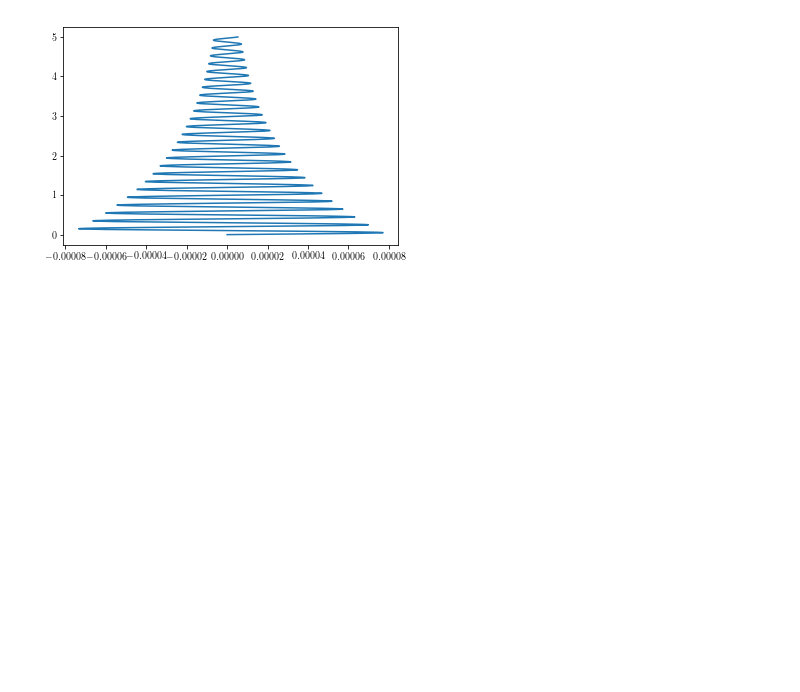
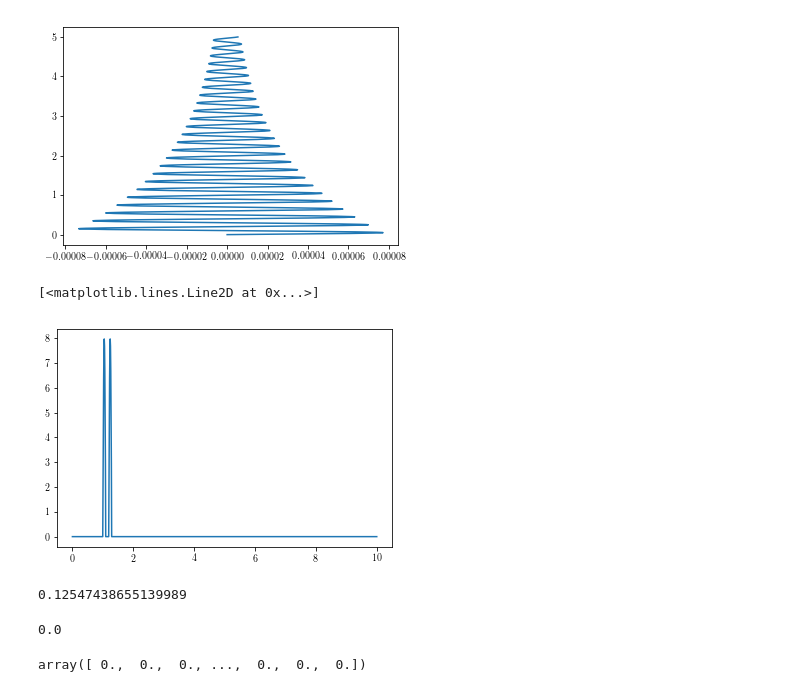
Before and after one commit to Vibration-Testing/vibrationtesting, a Jupyter notebook: JupyterNotebooks/Simulated_Test_Flaws.ipynb, the cells around one changed output. Drawn from its saved outputs; the diff is of its cells as text; code cells hidden in the pictures; blank space fills up the shorter version.

```diff
--- a/JupyterNotebooks/Simulated_Test_Flaws.ipynb
+++ b/JupyterNotebooks/Simulated_Test_Flaws.ipynb
@@ -75,3 +80,13 @@ plt.plot(T, yout)
 # %% [output]
 [<matplotlib.lines.Line2D at 0x...>]
 [figure]
+# %%
+a = np.linspace(0,10,1024).reshape(1,-1)
+# %%
+force = vt.hammer_impulse(a, doublehit=True)
+# %%
+plt.plot(a.T,force.T)
+#plt.axis([.99,1.15,0,1])
+# %% [output]
+[<matplotlib.lines.Line2D at 0x...>]
+[figure, added]
@@ -77,0 +97,12 @@ plt.plot(T, yout)
+# %%
+spi.simps(force.reshape(-1),dx = a[0,1])
+# %% [output]
+0.12547438655139989
+# %%
+a[0,0]
+# %% [output]
+0.0
+# %%
+force.reshape(-1)
+# %% [output]
+array([ 0.,  0.,  0., ...,  0.,  0.,  0.])
```
Also changed, not shown: parts of 3 cells of this notebook.
